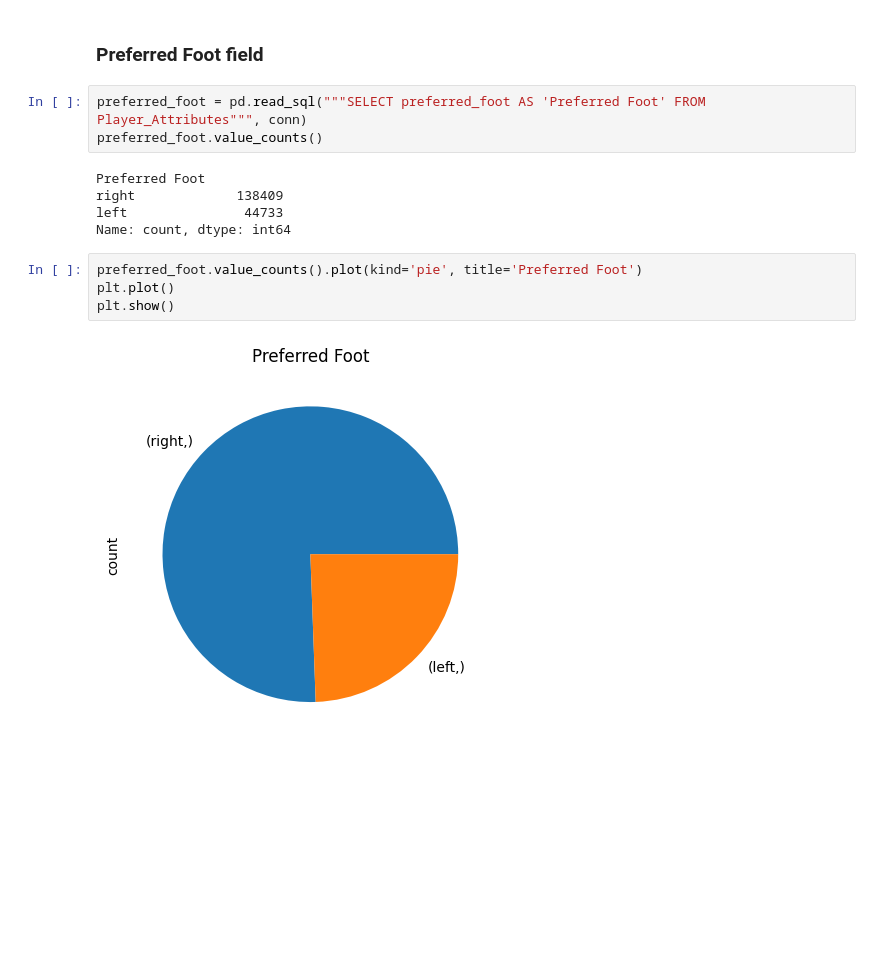
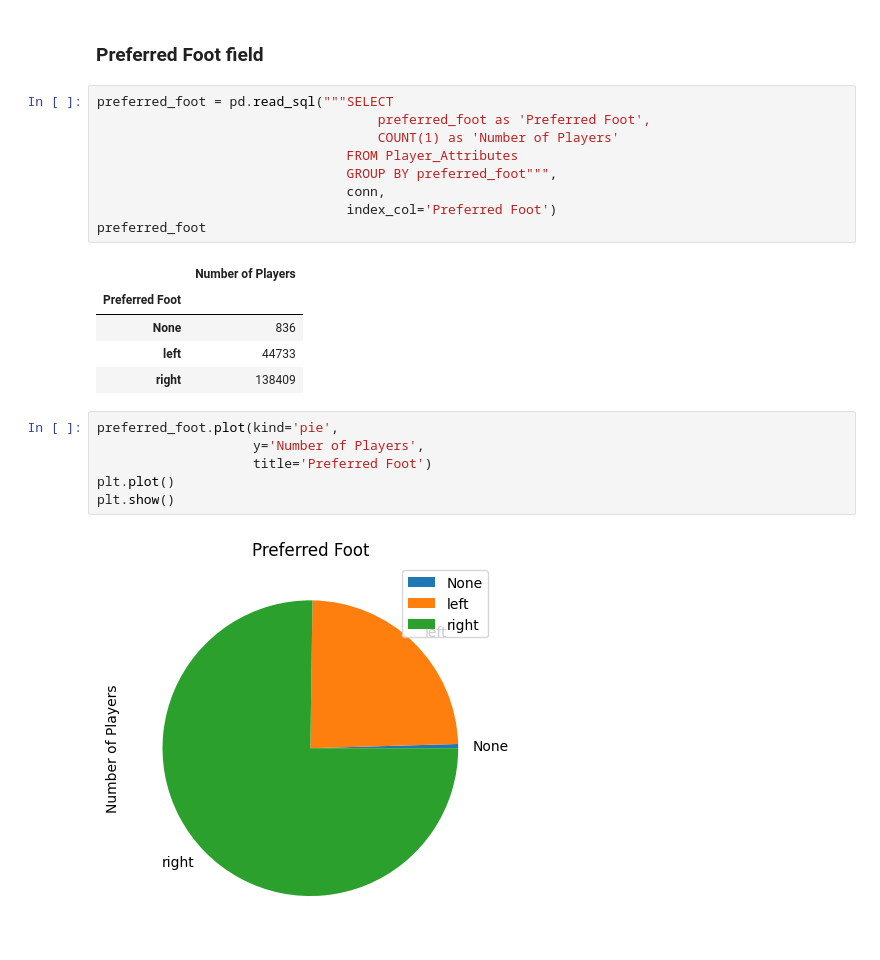
Before and after one commit to jeff-dillon/european-soccer, a Jupyter notebook: src/01_explore.ipynb, the cells around one changed output. Cells and saved outputs as stored; diff of their text form; blank space fills up the shorter version.

```diff
--- a/src/01_explore.ipynb
+++ b/src/01_explore.ipynb
@@ -95,16 +104,25 @@ plt.show()
 # %% [markdown]
 ###  Preferred Foot field
 # %%
-preferred_foot = pd.read_sql("""SELECT preferred_foot AS 'Preferred Foot' FROM Player_Attributes""", conn)
-preferred_foot.value_counts()
+preferred_foot = pd.read_sql("""SELECT
+                                    preferred_foot as 'Preferred Foot',
+                                    COUNT(1) as 'Number of Players'
+                                FROM Player_Attributes
+                                GROUP BY preferred_foot""",
+                                conn,
+                                index_col='Preferred Foot')
+preferred_foot
 # %% [output]
-Preferred Foot
-right             138409
-left               44733
-Name: count, dtype: int64
+|  | Number of Players |
+| Preferred Foot |  |
+| None | 836 |
+| left | 44733 |
+| right | 138409 |
 # %%
-preferred_foot.value_counts().plot(kind='pie', title='Preferred Foot')
+preferred_foot.plot(kind='pie',
+                    y='Number of Players',
+                    title='Preferred Foot')
 plt.plot()
 plt.show()
 # %% [output]
-[figure, old version]
+[figure, new version]
```
Also changed, not shown: parts of 1 cell of this notebook, 2 other files.
